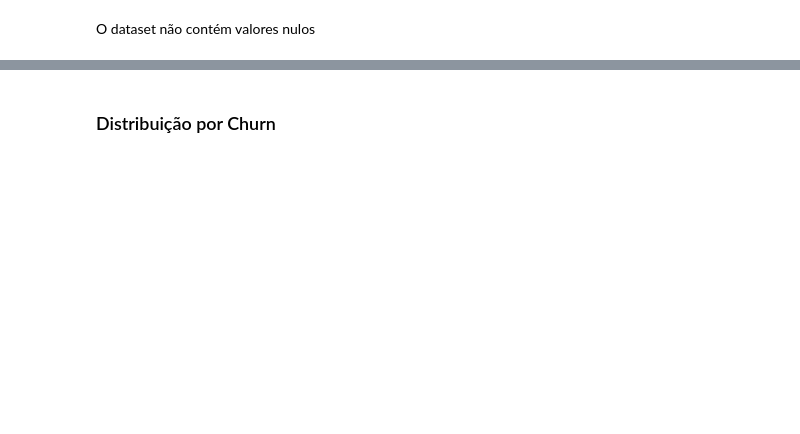
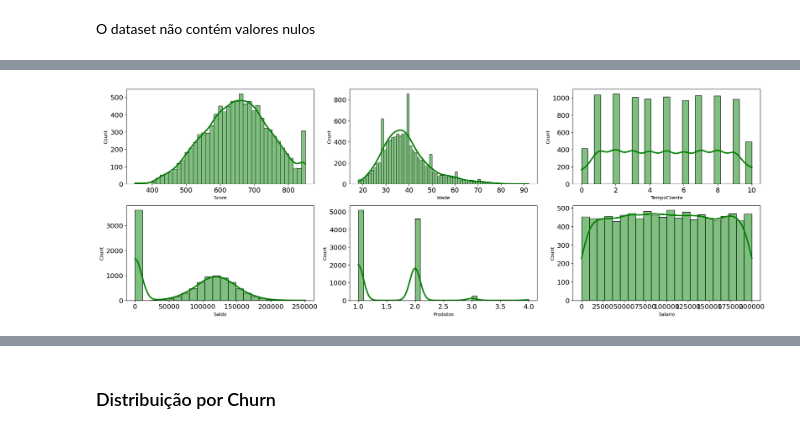
Before and after one commit to wendeljardel/data-analysis-projects, a Jupyter notebook: Churn Prediction - Teste Tallos/Churn predicition.ipynb, the cells around one changed output, grey strips where cells are left out. Drawn from its saved outputs; the diff is of its cells as text; code cells hidden in the pictures; blank space fills up the shorter version.

```diff
--- a/Churn Prediction - Teste Tallos/Churn predicition.ipynb
+++ b/Churn Prediction - Teste Tallos/Churn predicition.ipynb
@@ -126,0 +140,10 @@ def plot_with_percent(plot):
+# %%
+features = nums
+plt.figure(figsize = (20,10))
+for i in range(0, len(nums)):
+    plt.subplot(3, len(nums)//2, i+1)
+    sns.histplot(x=df[features[i]], kde=True, color='green')
+    plt.xlabel(features[i])
+    plt.tight_layout()
+# %% [output]
+[figure, added]
```
Also changed, not shown: parts of 30 cells of this notebook.
